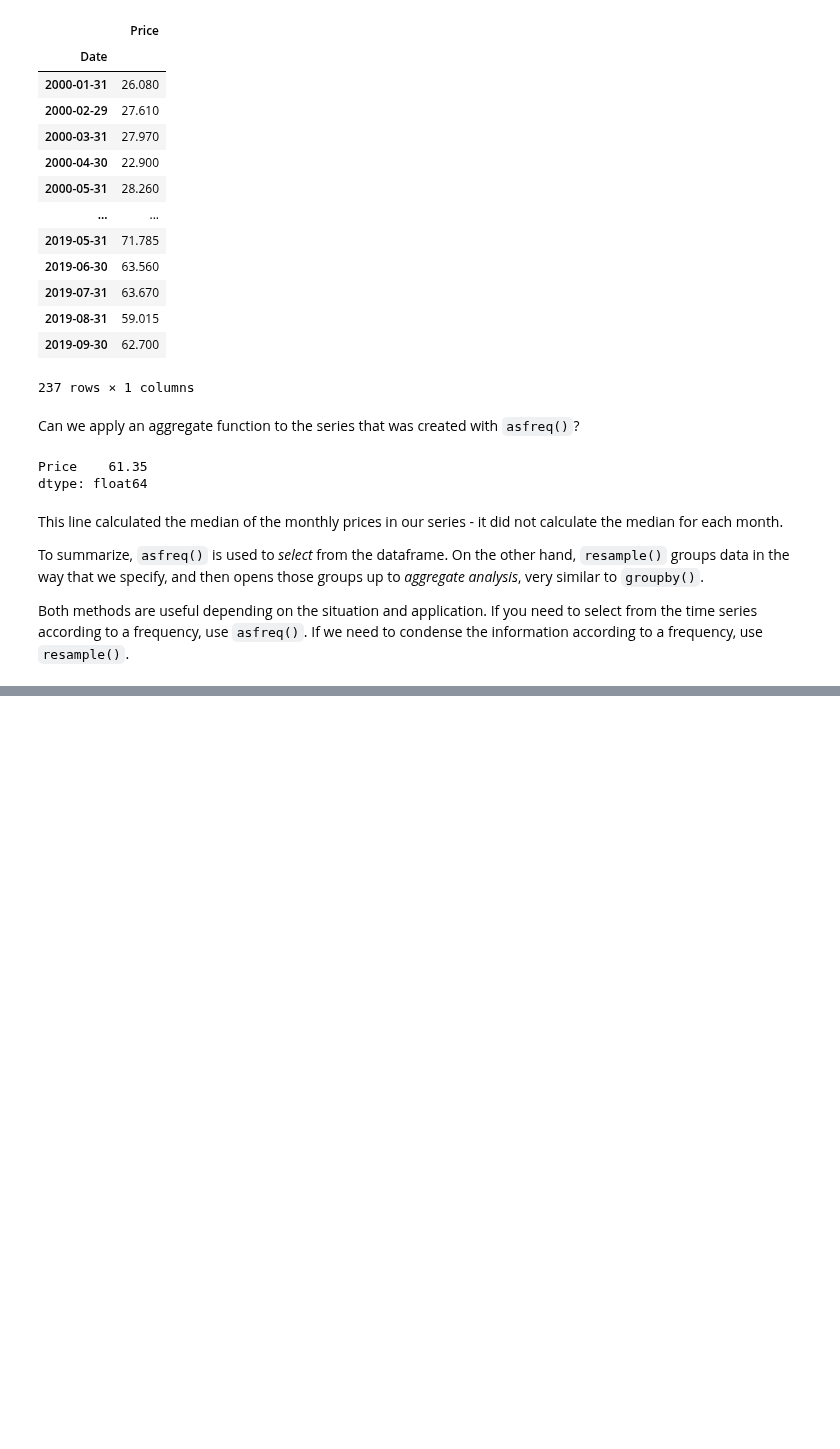
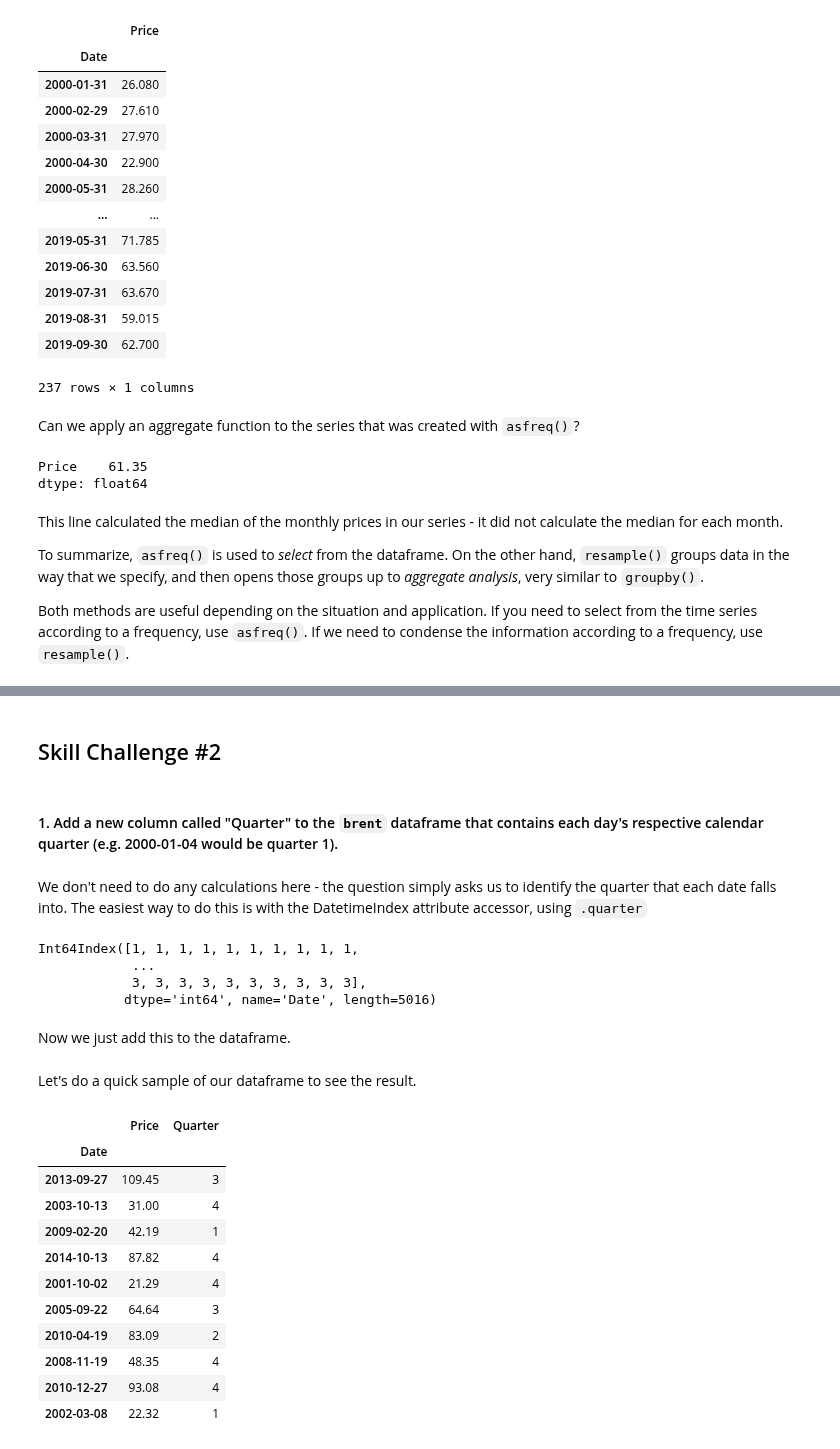
Before and after one commit to jgabunilas/pandas-bootcamp, a Jupyter notebook: Section10_Handling_Date_and_Time/Section10_Handling_Date_and_Time.ipynb, the cells around one changed output, grey strips where cells are left out. Cells and saved outputs as stored; diff of their text form; code cells hidden in the pictures; blank space fills up the shorter version.

```diff
--- a/Section10_Handling_Date_and_Time/Section10_Handling_Date_and_Time.ipynb
+++ b/Section10_Handling_Date_and_Time/Section10_Handling_Date_and_Time.ipynb
@@ -1614,0 +1706,15 @@ Both methods are useful depending on the situation and application. If you need
+# %% [markdown]
+## Skill Challenge #2
+# %% [markdown]
+#### 1. Add a new column called "Quarter" to the `brent` dataframe that contains each day's respective calendar quarter (e.g. 2000-01-04 would be quarter 1).
+# %% [markdown]
+We don't need to do any calculations here - the question simply asks us to identify the quarter that each date falls into. The easiest way to do this is with the DatetimeIndex attribute accessor, using `.quarter`
+# %%
+brent.index.quarter
+# %% [output]
+Int64Index([1, 1, 1, 1, 1, 1, 1, 1, 1, 1,
+            ...
+            3, 3, 3, 3, 3, 3, 3, 3, 3, 3],
+           dtype='int64', name='Date', length=5016)
+# %% [markdown]
+Now we just add this to the dataframe.
@@ -1614,0 +1723,17 @@ Both methods are useful depending on the situation and application. If you need
+# %% [markdown]
+Let's do a quick sample of our dataframe to see the result.
+# %%
+brent.sample(10)
+# %% [output]
+|  | Price | Quarter |
+| Date |  |  |
+| 2013-09-27 | 109.45 | 3 |
+| 2003-10-13 | 31.00 | 4 |
+| 2009-02-20 | 42.19 | 1 |
+| 2014-10-13 | 87.82 | 4 |
+| 2001-10-02 | 21.29 | 4 |
+| 2005-09-22 | 64.64 | 3 |
+| 2010-04-19 | 83.09 | 2 |
+| 2008-11-19 | 48.35 | 4 |
+| 2010-12-27 | 93.08 | 4 |
+| 2002-03-08 | 22.32 | 1 |
```
Also changed, not shown: parts of 38 cells of this notebook, 1 other file.
